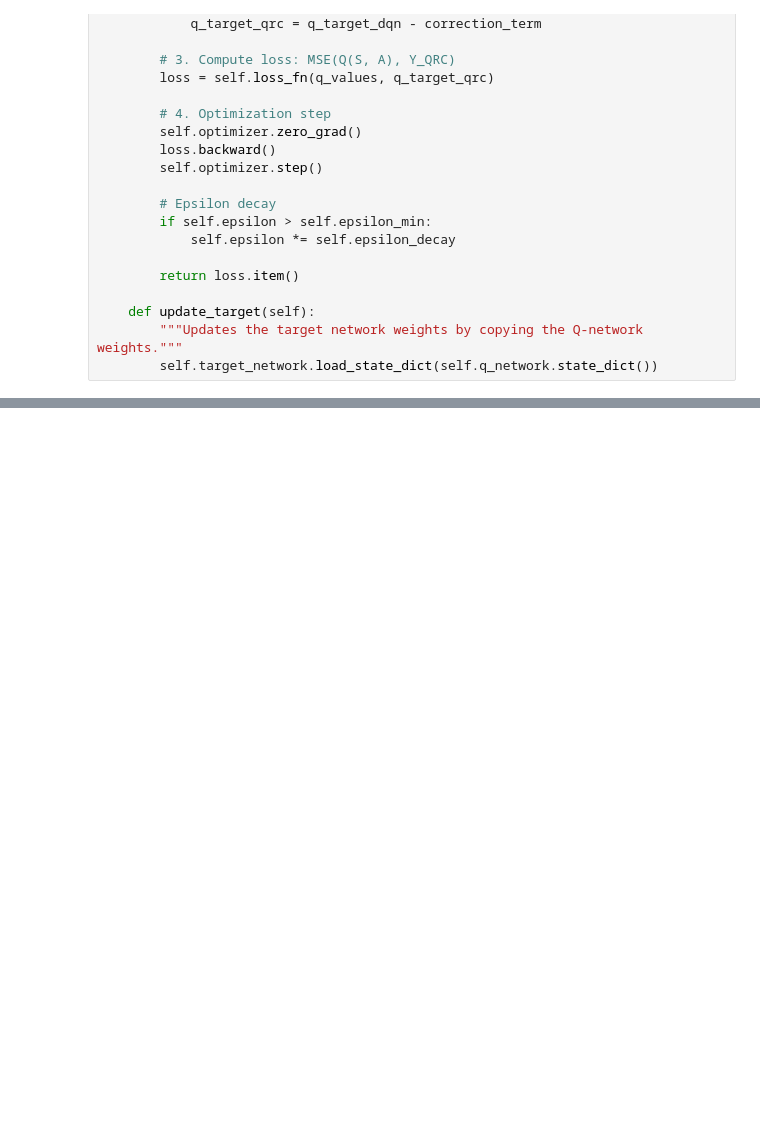
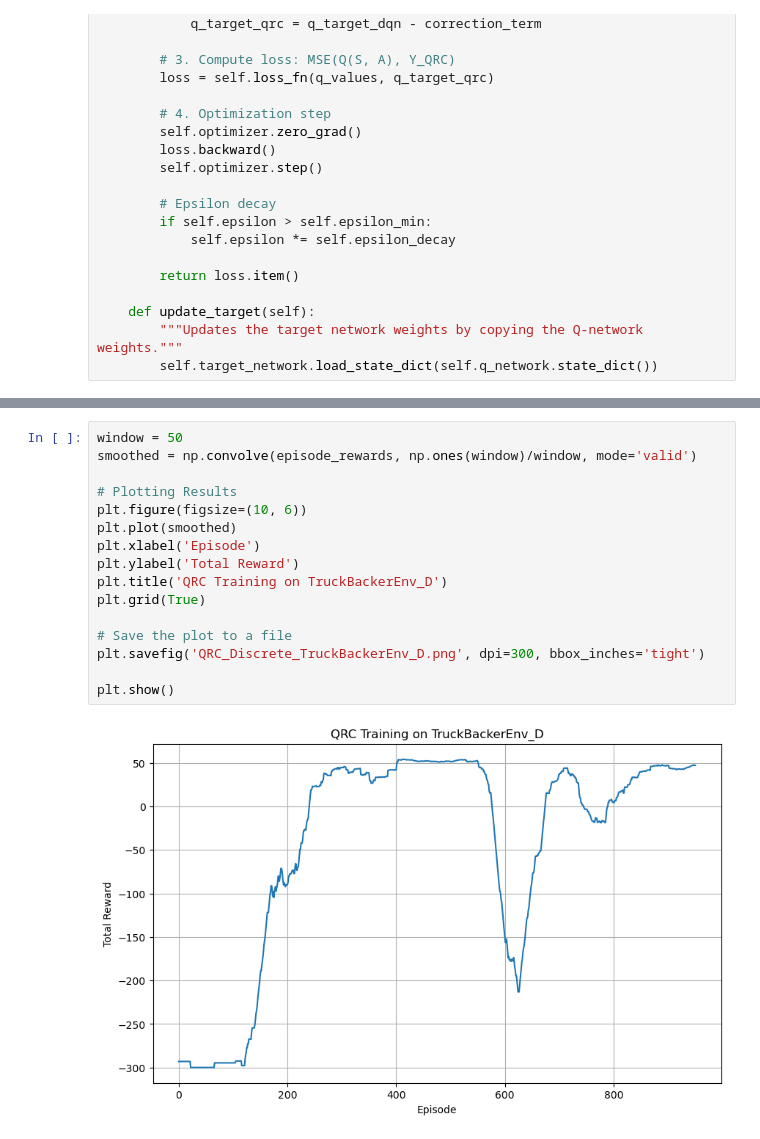
Before and after one commit to LukasOttenhof/CMPUT655-Project, a Jupyter notebook: DQN and QRC/qrc.ipynb, the cells around one changed output, grey strips where cells are left out. Saved outputs shown, nothing was run; the diff lists cells and outputs as text; blank space fills up the shorter version.

```diff
--- a/DQN and QRC/qrc.ipynb
+++ b/DQN and QRC/qrc.ipynb
@@ -264,0 +284,18 @@ Episode 1000/1000, Reward: -300.00, Epsilon: 0.01000, Loss: 1.50778
+# %%
+window = 50
+smoothed = np.convolve(episode_rewards, np.ones(window)/window, mode='valid')
+
+# Plotting Results
+plt.figure(figsize=(10, 6))
+plt.plot(smoothed)
+plt.xlabel('Episode')
+plt.ylabel('Total Reward')
+plt.title('QRC Training on TruckBackerEnv_D')
+plt.grid(True)
+
+# Save the plot to a file
+plt.savefig('QRC_Discrete_TruckBackerEnv_D.png', dpi=300, bbox_inches='tight')
+
+plt.show()
+# %% [output]
+[figure, added]
```
Also changed, not shown: parts of 3 cells of this notebook, 4 other files.
